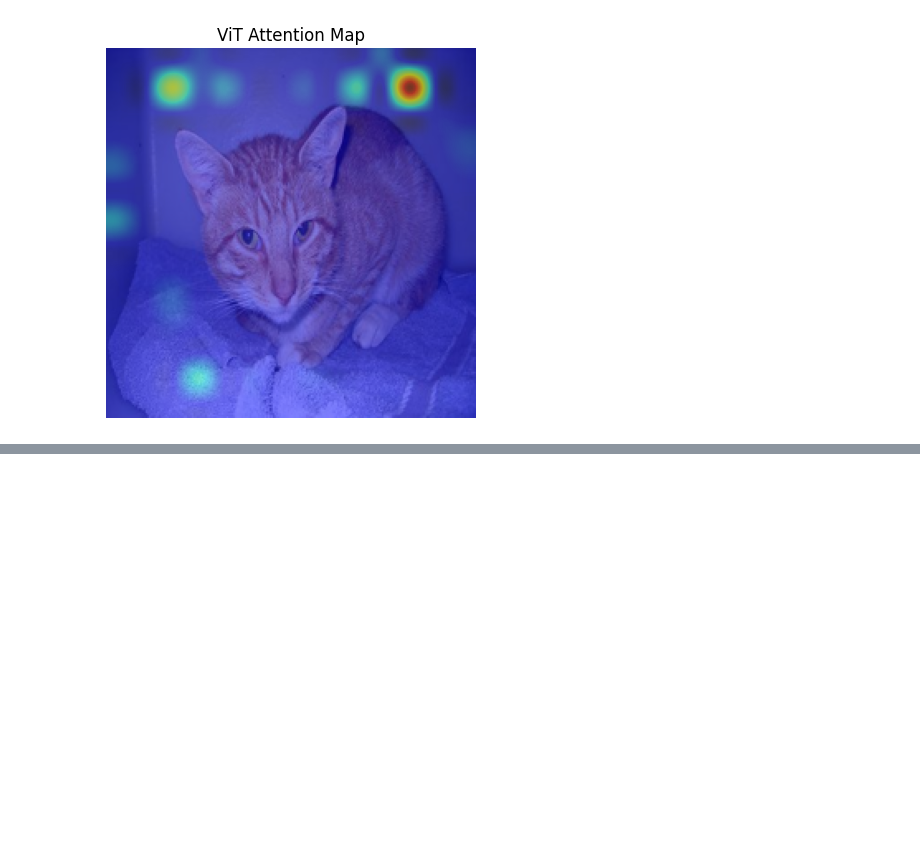
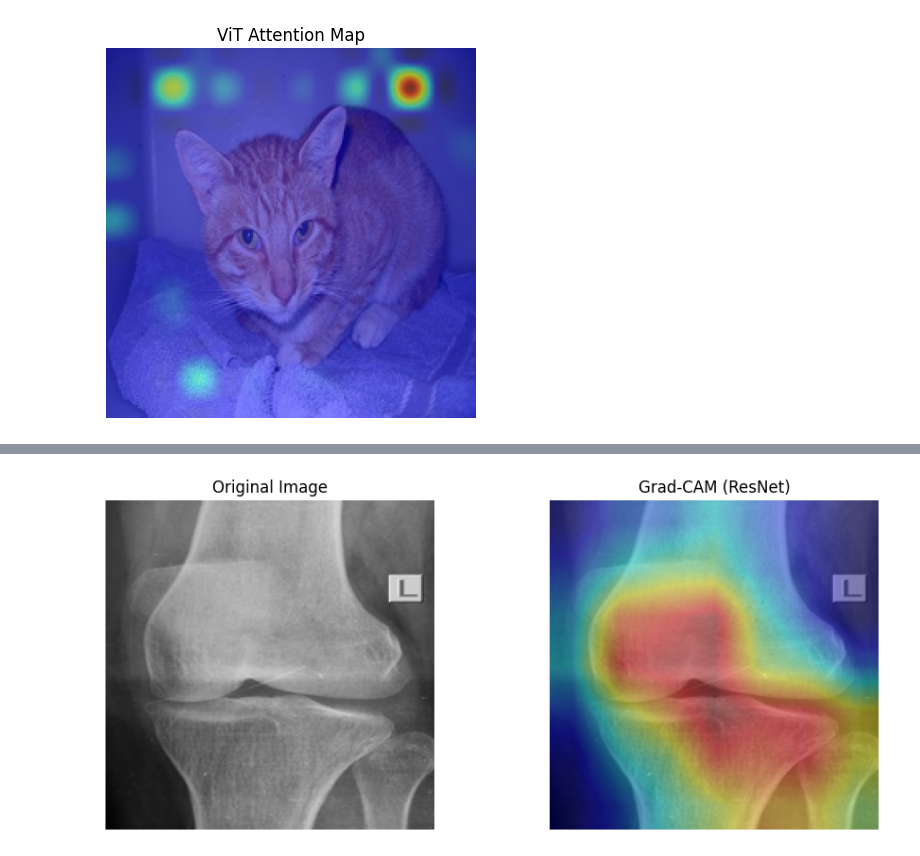
Before and after one commit to eladlaks/osteoporosis_project, a Jupyter notebook: notebooks/attention.ipynb, the cells around one changed output, grey strips where cells are left out. Saved outputs shown, nothing was run; the diff lists cells and outputs as text; code cells hidden in the pictures; blank space fills up the shorter version.

```diff
--- a/notebooks/attention.ipynb
+++ b/notebooks/attention.ipynb
@@ -102,0 +394,2 @@ plt.show()
+# %%
+img_path = r"C:\Users\e0l07sq\Desktop\rnd\osteoporosis_project\data\cropped_data\Osteoporosis\Osteoporosis 61_right.png"
@@ -102,0 +517,89 @@ plt.show()
+# %%
+import torch
+import torch.nn.functional as F
+from torchvision import models, transforms
+from PIL import Image
+import numpy as np
+import matplotlib.pyplot as plt
+import cv2
+
+# Load pretrained ResNet
+model = models.resnet50(pretrained=True)
+model.eval()
+
+# Target the last convolutional layer (usually 'layer4[-1]')
+target_layer = model.layer4[-1]
+
+# Image preprocessing
+transform = transforms.Compose([
+    transforms.Resize((224, 224)),
+    transforms.ToTensor(),
+    transforms.Normalize(
+        mean=[0.485, 0.456, 0.406],
+        std=[0.229, 0.224, 0.225])
+])
+
+# Load and preprocess image
+image = Image.open(img_path).convert('RGB')
+input_tensor = transform(image).unsqueeze(0)
+
+# Hook to capture gradients and activations
+activations = []
+gradients = []
+
+def forward_hook(module, input, output):
+    activations.append(output)
+
+def backward_hook(module, grad_input, grad_output):
+    gradients.append(grad_output[0])
+
+# Register hooks
+handle_f = target_layer.register_forward_hook(forward_hook)
+handle_b = target_layer.register_backward_hook(backward_hook)
+
+# Forward pass
+output = model(input_tensor)
+pred_class = output.argmax().item()
+
+# Backward pass
+model.zero_grad()
+output[0, pred_class].backward()
+
+# Get hooked data
+grads = gradients[0]  # [B, C, H, W]
+acts = activations[0]  # [B, C, H, W]
+
+# Compute Grad-CAM
+weights = grads.mean(dim=(2, 3), keepdim=True)
+cam = (weights * acts).sum(dim=1, keepdim=True)
+cam = F.relu(cam)
+cam = cam.squeeze().detach().numpy()
+
+# Normalize and resize CAM
+cam = cv2.resize(cam, (224, 224))
+cam = (cam - cam.min()) / (cam.max() - cam.min())
+
+# Convert image for display
+img_np = np.array(image.resize((224, 224)))
+heatmap = cv2.applyColorMap(np.uint8(255 * cam), cv2.COLORMAP_JET)
+superimposed = cv2.addWeighted(img_np, 0.6, heatmap, 0.4, 0)
+
+# Display result
+plt.figure(figsize=(10, 4))
+plt.subplot(1, 2, 1)
+plt.title('Original Image')
+plt.imshow(img_np)
+plt.axis('off')
+
+plt.subplot(1, 2, 2)
+plt.title('Grad-CAM (ResNet)')
+plt.imshow(superimposed[:, :, ::-1])  # Convert BGR to RGB
+plt.axis('off')
+plt.tight_layout()
+plt.show()
+
+# Cleanup
+handle_f.remove()
+handle_b.remove()
+# %% [output]
+[figure, added]
```
Also changed, not shown: parts of 15 cells of this notebook.
